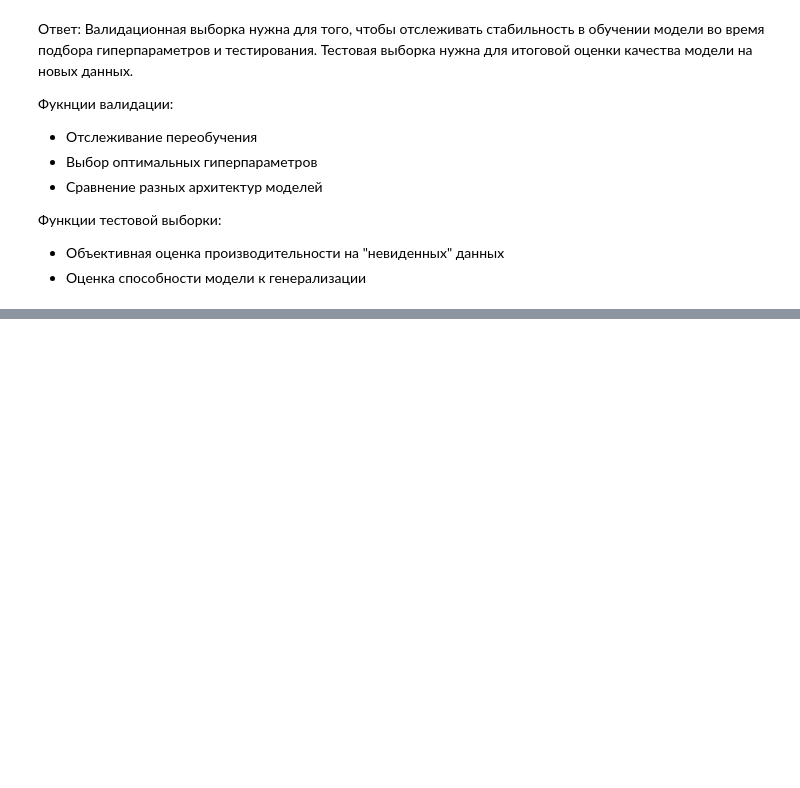
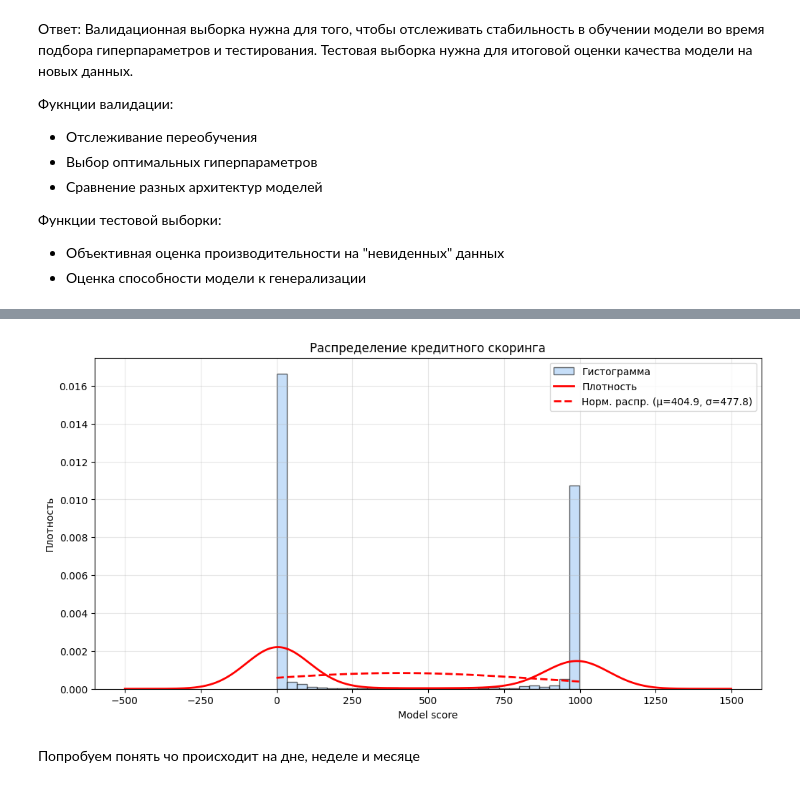
Before and after one commit to Yoshigonnawin/credit_scoring, a Jupyter notebook: Train_model.ipynb, the cells around one changed output, grey strips where cells are left out. Saved outputs shown, nothing was run; the diff lists cells and outputs as text; code cells hidden in the pictures; blank space fills up the shorter version.

Commit message:
feature: домен и распределение

```diff
--- a/Train_model.ipynb
+++ b/Train_model.ipynb
@@ -330,0 +303,2 @@ plt.show()
+# %%
+test_probas = model.predict_proba(test_pool)
@@ -330,0 +307,5 @@ plt.show()
+# %%
+test_scores = (test_probas[:, 1] * 1000).astype(np.int16)
+
+test["model_score"] = test_scores
+test["resolution"] = test_target
@@ -330,0 +358,51 @@ plt.show()
+# %%
+import matplotlib.pyplot as plt
+import seaborn as sns
+from scipy import stats
+
+fig = plt.figure(figsize=(12, 6))
+
+
+# Гистограмма + плотность распределения
+test["model_score"].plot(
+    kind="hist",
+    bins=30,
+    density=True,  # нормализация для наложения KDE
+    alpha=0.6,
+    edgecolor="black",
+    label="Гистограмма",
+)
+
+# Добавляем KDE
+test["model_score"].plot(kind="kde", linewidth=2, color="red", label="Плотность")
+
+
+# Нормальное распределение (пунктирная линия)
+mu = test["model_score"].mean()
+sigma = test["model_score"].std()
+x = np.linspace(
+    test["model_score"].min(),
+    test["model_score"].max(),
+    100,
+)
+normal_dist = stats.norm.pdf(x, mu, sigma)
+
+plt.plot(
+    x,
+    normal_dist,
+    "r--",  # красная пунктирная линия
+    linewidth=2,
+    label=f"Норм. распр. (μ={mu:.1f}, σ={sigma:.1f})",
+)
+
+
+plt.xlabel("Model score")
+plt.ylabel("Плотность")
+plt.title("Распределение кредитного скоринга")
+plt.legend()
+plt.grid(alpha=0.3)
+plt.show()
+# %% [output]
+[figure, added]
+# %% [markdown]
+Попробуем понять чо происходит на дне, неделе и месяце
```
Also changed, not shown: parts of 25 cells of this notebook.
